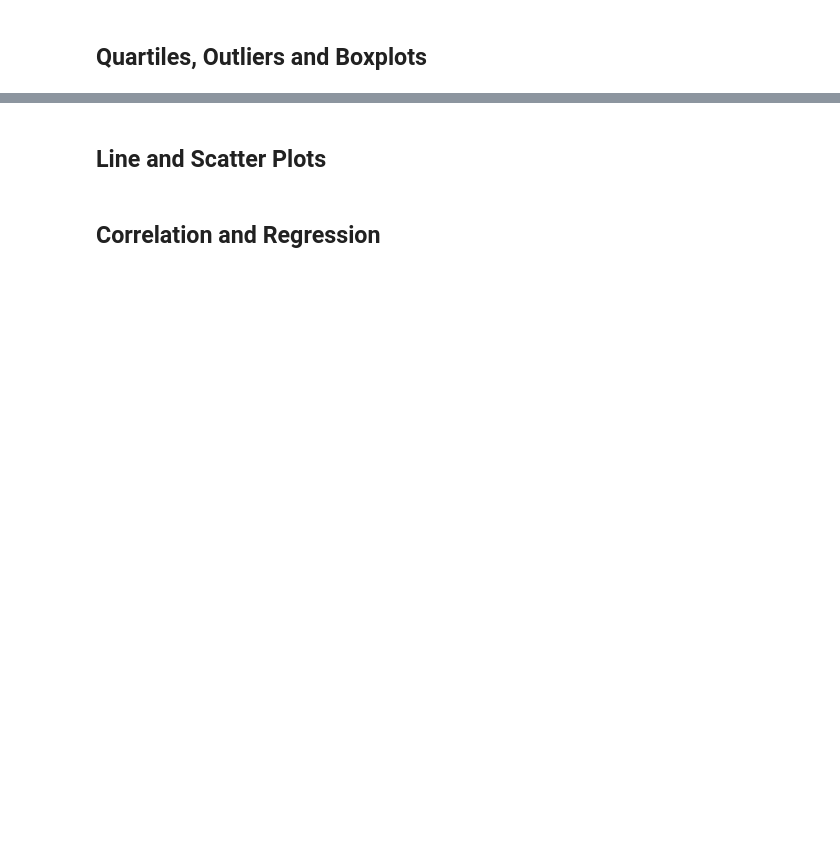
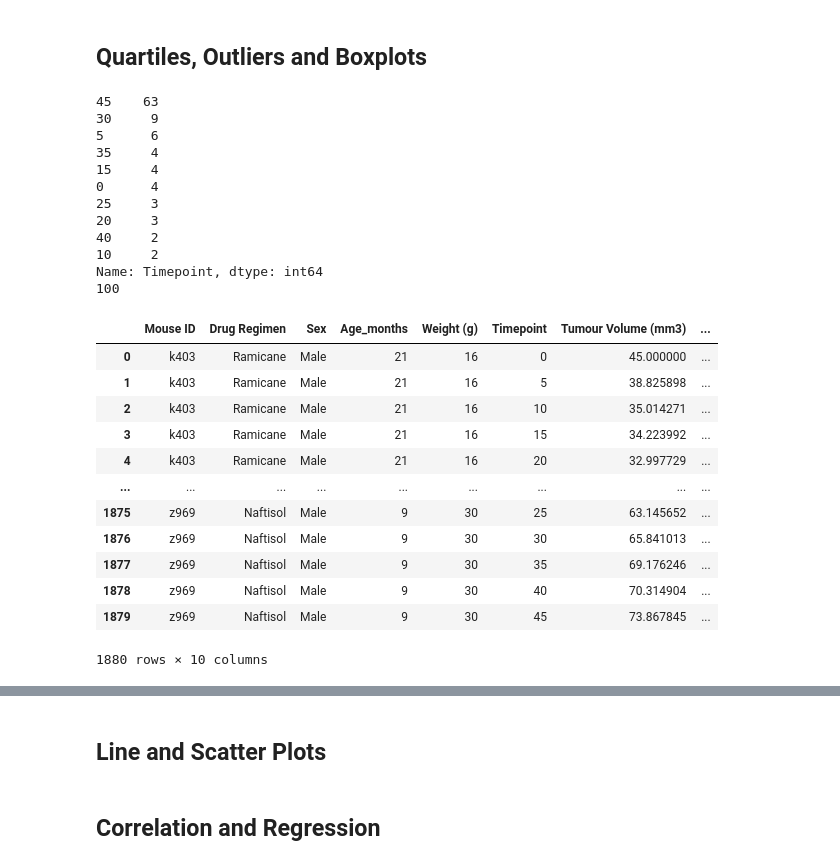
Before and after one commit to Borruu/Module-05-Challenge, a Jupyter notebook: Pymaceuticals/MySolution.ipynb, the cells around one changed output, grey strips where cells are left out. Cells and saved outputs as stored; diff of their text form; code cells hidden in the pictures; blank space fills up the shorter version.

```diff
--- a/Pymaceuticals/MySolution.ipynb
+++ b/Pymaceuticals/MySolution.ipynb
@@ -263,8 +294,50 @@ plt.show()
 # %%
 # Calculate the final tumor volume of each mouse across four of the treatment regimens:
 # Capomulin, Ramicane, Infubinol, and Ceftamin
-
-# Start by getting the last (greatest) timepoint for each mouse
+final_tumour_df = clean_df.loc[(clean_df['Drug Regimen']=='Capomulin')|(clean_df['Drug Regimen']=='Ramicane')|\
+                              (clean_df['Drug Regimen']=='Infubinol')|(clean_df['Drug Regimen']=='Ceftamin'),:]
 
 
+final_timepoint_df=final_tumour_df.groupby('Mouse ID').max()
+print(final_timepoint_df['Timepoint'].value_counts())
+
+final_tp = final_timepoint_df['Timepoint']
+final_tp = final_tp.rename('Final Timepoint')
+print(len(final_tp))
+# Start by getting the last (greatest) timepoint for each mouse
+final_tp= final_tp.reset_index(drop=False)
+final_tp.head()
+
 # Merge this group df with the original dataframe to get the tumour volume at the last timepoint
+
+merged_df = pd.merge(clean_df,final_tp,on='Mouse ID',how='left')
+merged_df
+# reduced_df = merged_df.loc[(merged_df['Drug Regimen']=='Capomulin')|(merged_df['Drug Regimen']=='Ramicane')|\
+#                               (merged_df['Drug Regimen']=='Infubinol')|(merged_df['Drug Regimen']=='Ceftamin'),:]
+# reduced_df
+# %% [output]
+45    63
+30     9
+5      6
+35     4
+15     4
+0      4
+25     3
+20     3
+40     2
+10     2
+Name: Timepoint, dtype: int64
+100
+|  | Mouse ID | Drug Regimen | Sex | Age_months | Weight (g) | Timepoint | Tumour Volume (mm3) | ... |
+| 0 | k403 | Ramicane | Male | 21 | 16 | 0 | 45.000000 | ... |
+| 1 | k403 | Ramicane | Male | 21 | 16 | 5 | 38.825898 | ... |
+| 2 | k403 | Ramicane | Male | 21 | 16 | 10 | 35.014271 | ... |
+| 3 | k403 | Ramicane | Male | 21 | 16 | 15 | 34.223992 | ... |
+| 4 | k403 | Ramicane | Male | 21 | 16 | 20 | 32.997729 | ... |
+| ... | ... | ... | ... | ... | ... | ... | ... | ... |
+| 1875 | z969 | Naftisol | Male | 9 | 30 | 25 | 63.145652 | ... |
+| 1876 | z969 | Naftisol | Male | 9 | 30 | 30 | 65.841013 | ... |
+| 1877 | z969 | Naftisol | Male | 9 | 30 | 35 | 69.176246 | ... |
+| 1878 | z969 | Naftisol | Male | 9 | 30 | 40 | 70.314904 | ... |
+| 1879 | z969 | Naftisol | Male | 9 | 30 | 45 | 73.867845 | ... |
+1880 rows × 10 columns
```
Also changed, not shown: parts of 14 cells of this notebook.
